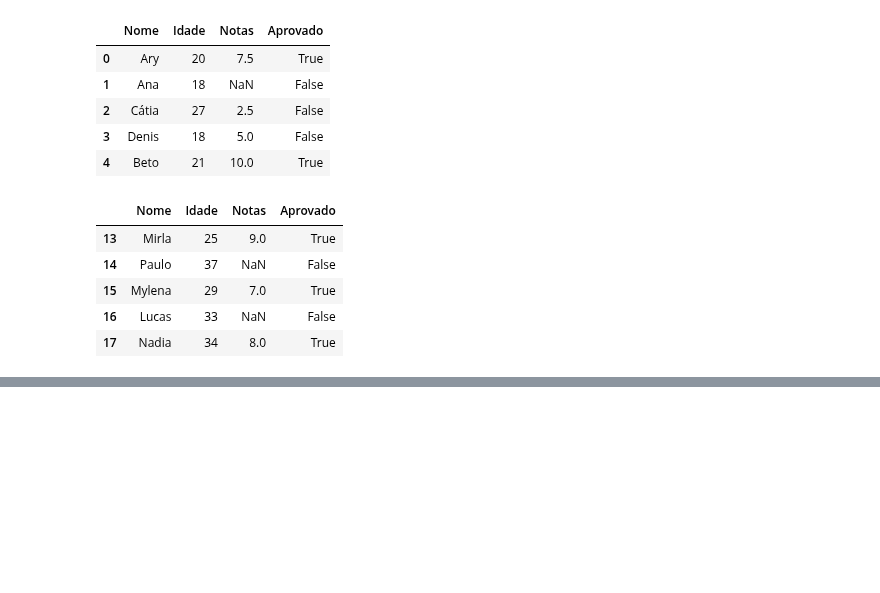
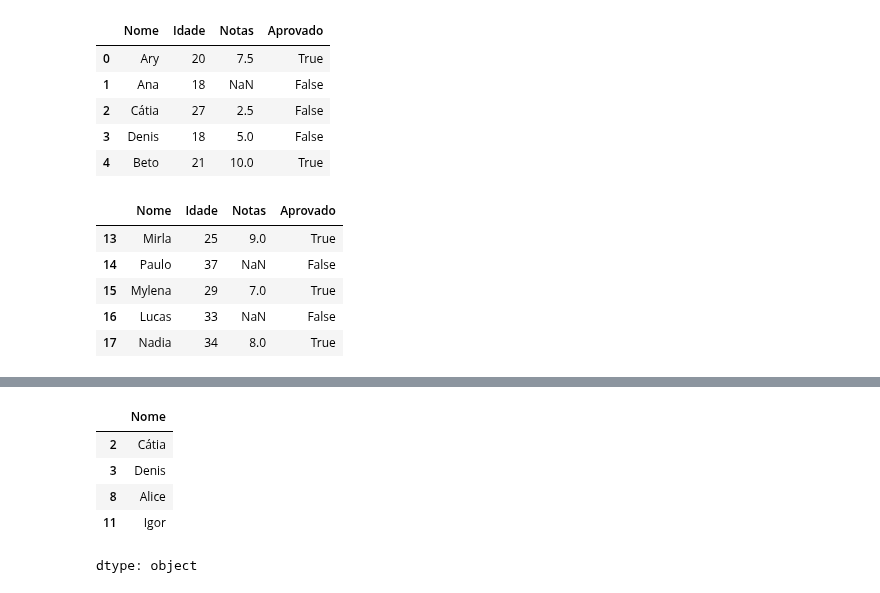
Before and after one commit to matheuspfferreira/python_data_science, a Jupyter notebook: Escola Mondial - 03/NB_Escola_Mondial.ipynb, the cells around one changed output, grey strips where cells are left out. Drawn from its saved outputs; the diff is of its cells as text; code cells hidden in the pictures; blank space fills up the shorter version.

```diff
--- a/Escola Mondial - 03/NB_Escola_Mondial.ipynb
+++ b/Escola Mondial - 03/NB_Escola_Mondial.ipynb
@@ -46,0 +109,11 @@ dataset.tail()
+# %%
+# Agrupando a situação e nomes dos alunos
+nomes_reprovados = dataset.query('not Aprovado').Nome
+nomes_reprovados
+# %% [output]
+|  | Nome |
+| 2 | Cátia |
+| 3 | Denis |
+| 8 | Alice |
+| 11 | Igor |
+dtype: object
```
Also changed, not shown: parts of 7 cells of this notebook.
